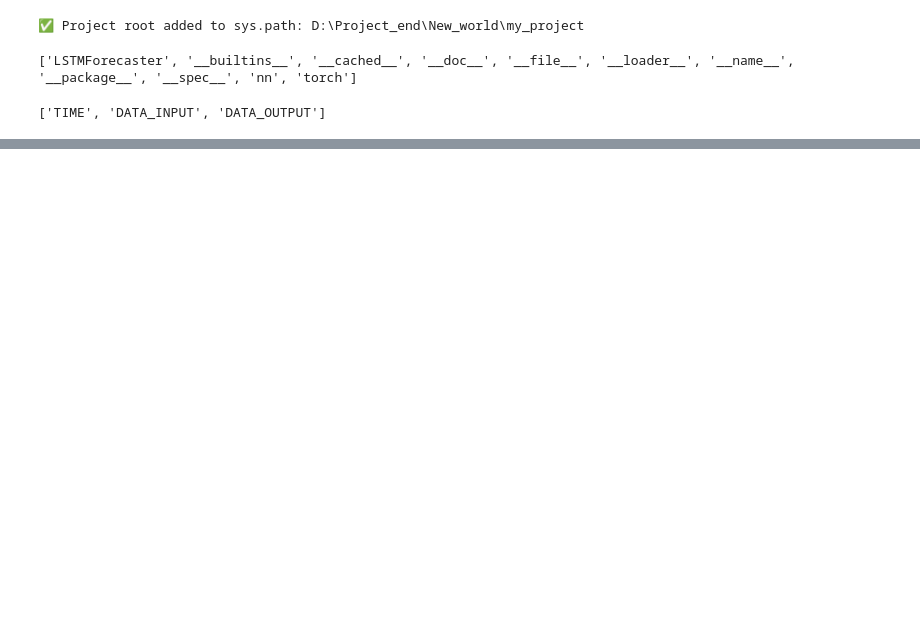
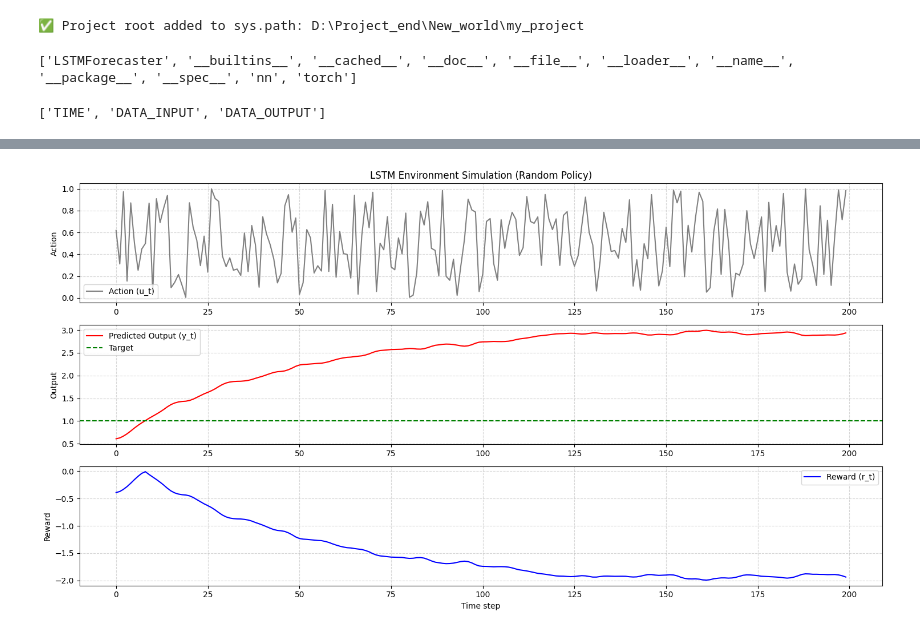
Before and after one commit to MizuSakura/NEW_WORLD, a Jupyter notebook: notebooks/ex01.ipynb, the cells around one changed output, grey strips where cells are left out. Saved outputs shown, nothing was run; the diff lists cells and outputs as text; code cells hidden in the pictures; blank space fills up the shorter version.

```diff
--- a/notebooks/ex01.ipynb
+++ b/notebooks/ex01.ipynb
@@ -796,0 +892,74 @@ plt.show()
+# %%
+import matplotlib.pyplot as plt
+import numpy as np
+
+# ==============================================================
+# Initialize environment
+# ==============================================================
+env = LSTMEnvironment(
+    model=model,
+    scaler_x=scaler_x,
+    scaler_y=scaler_y,
+    input_features=input_features,
+    output_features=output_features,
+    seq_len=sequence_size,
+    target=1.0
+)
+
+# ==============================================================
+# Reset environment
+# ==============================================================
+state = env.reset(init_input=0.0, init_output=0.0)
+
+# ==============================================================
+# RL Simulation Loop (Random Policy Example)
+# ==============================================================
+n_steps = 200  # จำนวน timestep ที่จำลอง
+actions, outputs, rewards = [], [], []
+
+for step in range(n_steps):
+    # ตัวอย่าง: สุ่ม action จาก 0–1 (แทนการควบคุมจาก agent จริง)
+    action = np.random.uniform(0, 1)
+
+    next_state, reward, done, info = env.step(action)
+
+    # เก็บค่าต่าง ๆ สำหรับวิเคราะห์ภายหลัง
+    actions.append(action)
+    outputs.append(info["y_next"])
+    rewards.append(reward)
+
+    if done:
+        break
+
+# ==============================================================
+# Visualization
+# ==============================================================
+t = np.arange(len(actions))
+
+plt.figure(figsize=(15, 8))
+
+plt.subplot(3, 1, 1)
+plt.plot(t, actions, color="gray", label="Action (u_t)")
+plt.ylabel("Action")
+plt.title("LSTM Environment Simulation (Random Policy)")
+plt.grid(True, linestyle="--", alpha=0.5)
+plt.legend()
+
+plt.subplot(3, 1, 2)
+plt.plot(t, outputs, color="red", label="Predicted Output (y_t)")
+plt.axhline(env.target, color="green", linestyle="--", label="Target")
+plt.ylabel("Output")
+plt.grid(True, linestyle="--", alpha=0.5)
+plt.legend()
+
+plt.subplot(3, 1, 3)
+plt.plot(t, rewards, color="blue", label="Reward (r_t)")
+plt.xlabel("Time step")
+plt.ylabel("Reward")
+plt.grid(True, linestyle="--", alpha=0.5)
+plt.legend()
+
+plt.tight_layout()
+plt.show()
+# %% [output]
+[figure, added]
```
Also changed, not shown: parts of 2 cells of this notebook.
